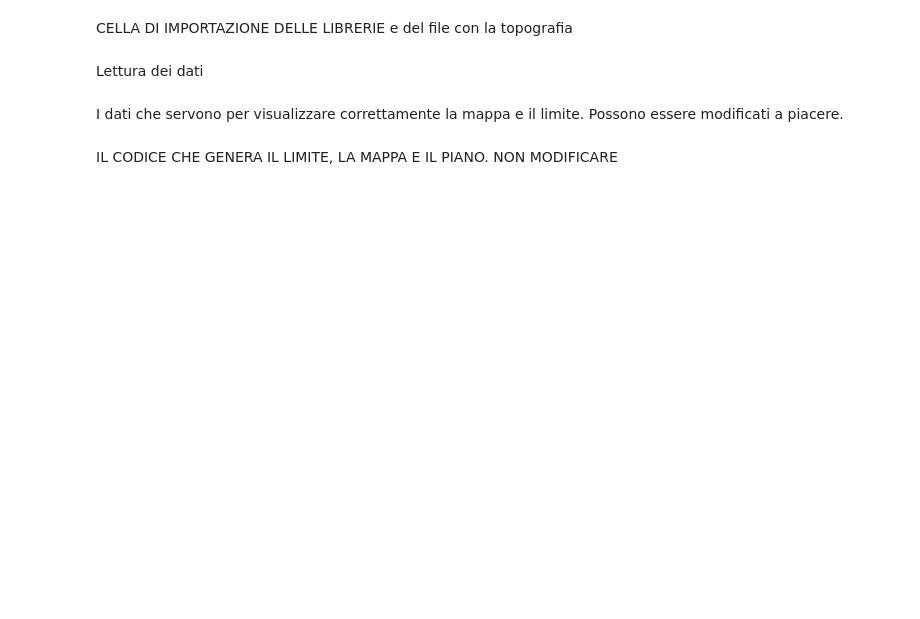
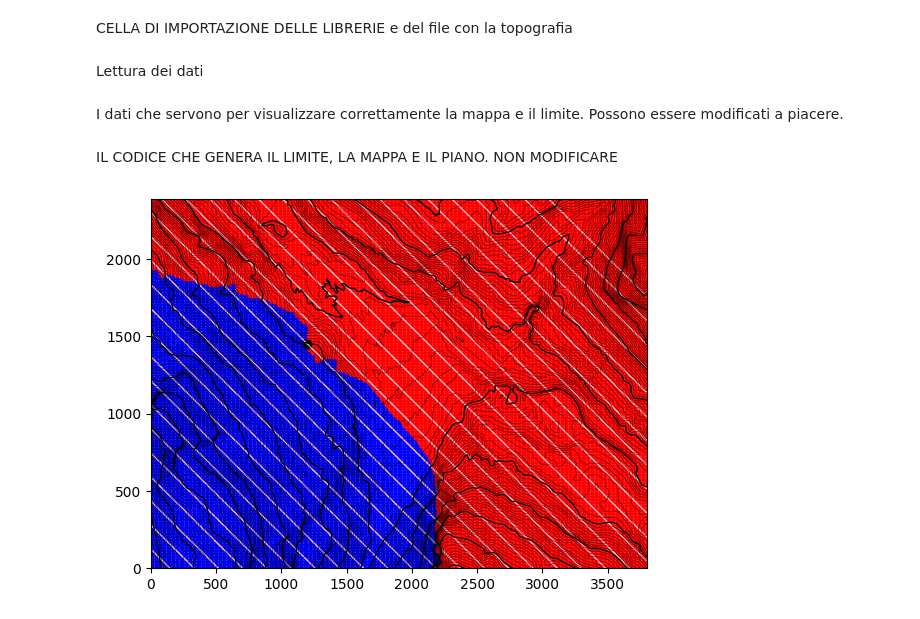
Before and after one commit to Jorjoson/Geologia, a Jupyter notebook: cogne.ipynb, the cells around one changed output. Drawn from its saved outputs; the diff is of its cells as text; code cells hidden in the pictures; blank space fills up the shorter version.

```diff
--- a/cogne.ipynb
+++ b/cogne.ipynb
@@ -41,7 +41,6 @@ sublevels = []
 for i in range(0,4000, PRINCIPALI): levels.append(i)
 for i in range(0,4000, SECONDARIE): sublevels.append(i)
 
-print(levels)
 
 #calcola il piano e aggiunge i valori
 inclinazione = np.radians(inclinazione)
@@ -62,32 +61,34 @@ for i in range(len(df)):
 
 #CREA LE AREE SOPRA E SOTTO AL LIMITE
 xsu = []
 ysu = []
 xgiu = []
 ygiu = []
 for i in range(len(df)):
     if z[i] > Zpiano[i]:
         xsu.append(x[i])
         ysu.append(y[i])
     if z[i] <= Zpiano[i]:
         xgiu.append(x[i])
         ygiu.append(y[i])
 
 
 
 #DISEGNA LA MAPPA
 fig = plt.figure()
 
 
 ax = fig.add_subplot()
 direttrici = ax.tricontour(df['x'], df['y'], Zpiano, levels=levels, linewidths=1, colors='pink')
 principali = ax.tricontour(df['x'], df['y'], df['z'],levels=levels, linewidths=1, colors='black')
 secondarie = ax.tricontour(df['x'], df['y'], df['z'],levels=sublevels, linewidths=.3, colors='black')
 
 
 
-sopra = ax.scatter(xsu,ysu, color='red', s=1)
-sotto = ax.scatter(xgiu,ygiu, color='blue', s=1)
+sopra = ax.scatter(xsu,ysu, color='red', s=1, alpha=.8)
+sotto = ax.scatter(xgiu,ygiu, color='blue', s=1, alpha=.8)
 
 punto = ax.scatter(x0,y0, color='black')
 plt.show()
+# %% [output]
+[figure, added]
```
